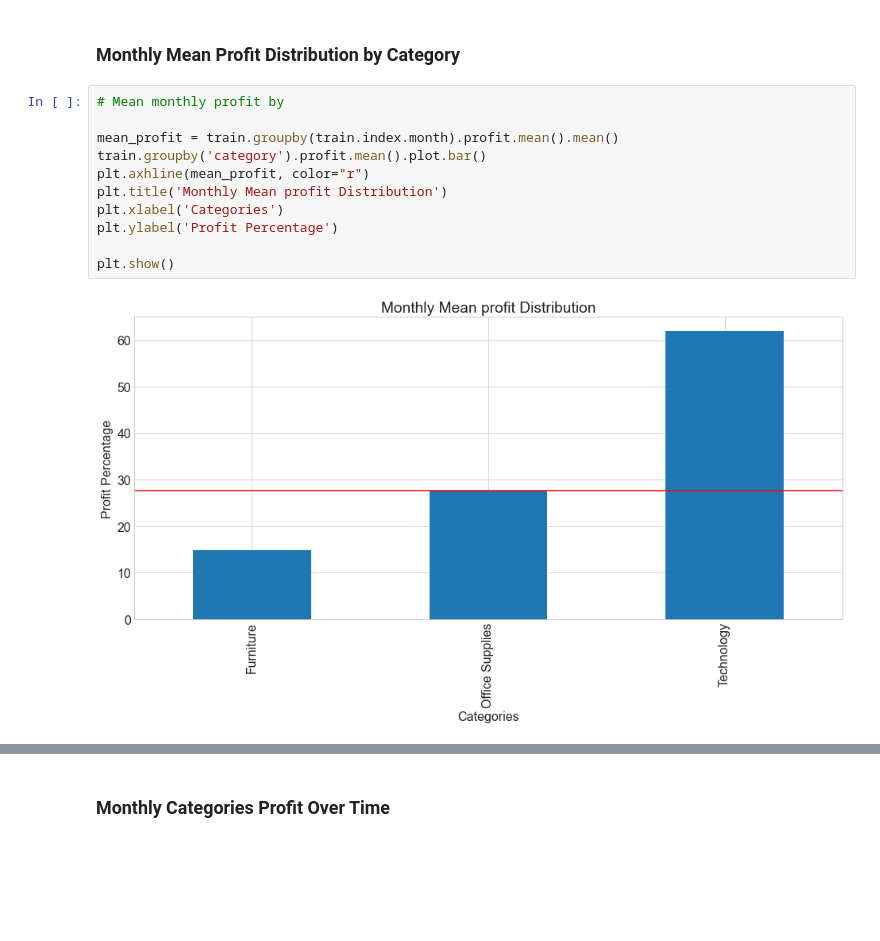
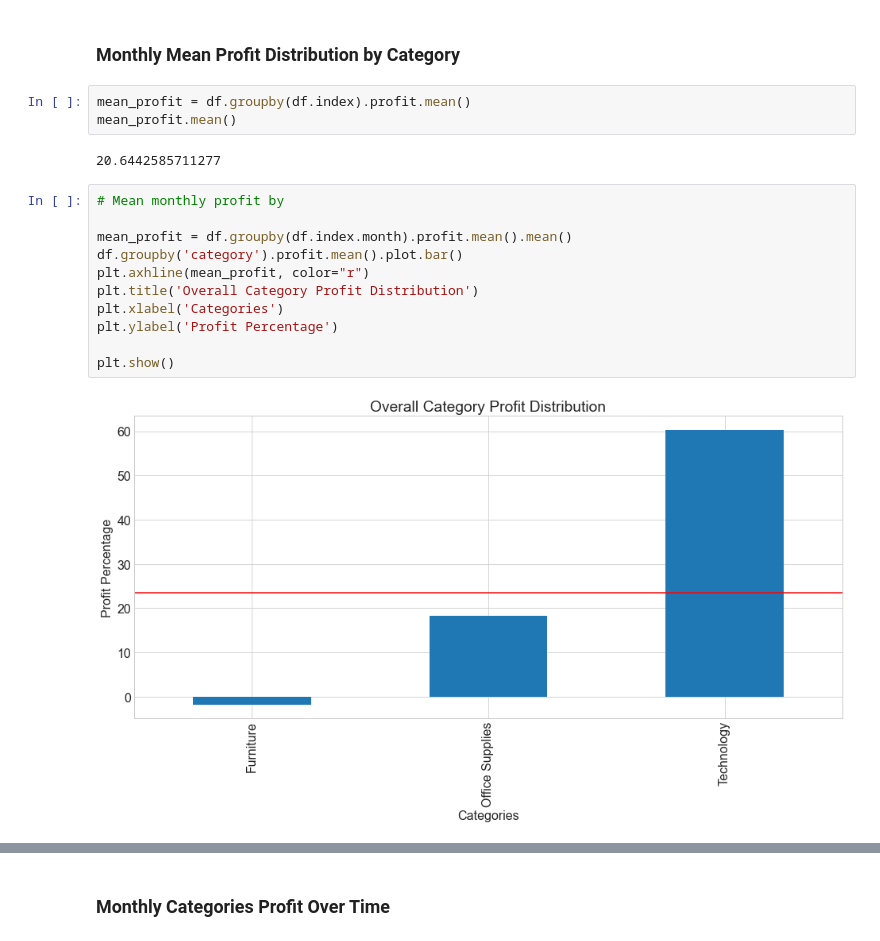
Before and after one commit to superstore-stephen-jesse/superstor-time-series-project, a Jupyter notebook: explore_stephen.ipynb, the cells around one changed output, grey strips where cells are left out. Saved outputs shown, nothing was run; the diff lists cells and outputs as text; blank space fills up the shorter version.

```diff
--- a/explore_stephen.ipynb
+++ b/explore_stephen.ipynb
@@ -265,16 +265,21 @@ plt.show()
 # %% [markdown]
 ### Monthly Mean Profit Distribution by Category
+# %%
+mean_profit = df.groupby(df.index).profit.mean()
+mean_profit.mean()
+# %% [output]
+20.6442585711277
 # %%
 # Mean monthly profit by
 
-mean_profit = train.groupby(train.index.month).profit.mean().mean()
-train.groupby('category').profit.mean().plot.bar()
+mean_profit = df.groupby(df.index.month).profit.mean().mean()
+df.groupby('category').profit.mean().plot.bar()
 plt.axhline(mean_profit, color="r")
-plt.title('Monthly Mean profit Distribution')
+plt.title('Overall Category Profit Distribution')
 plt.xlabel('Categories')
 plt.ylabel('Profit Percentage')
 
 plt.show()
 # %% [output]
-[figure, old version]
+[figure, new version]
 # %%
```
Also changed, not shown: parts of 38 cells of this notebook.
